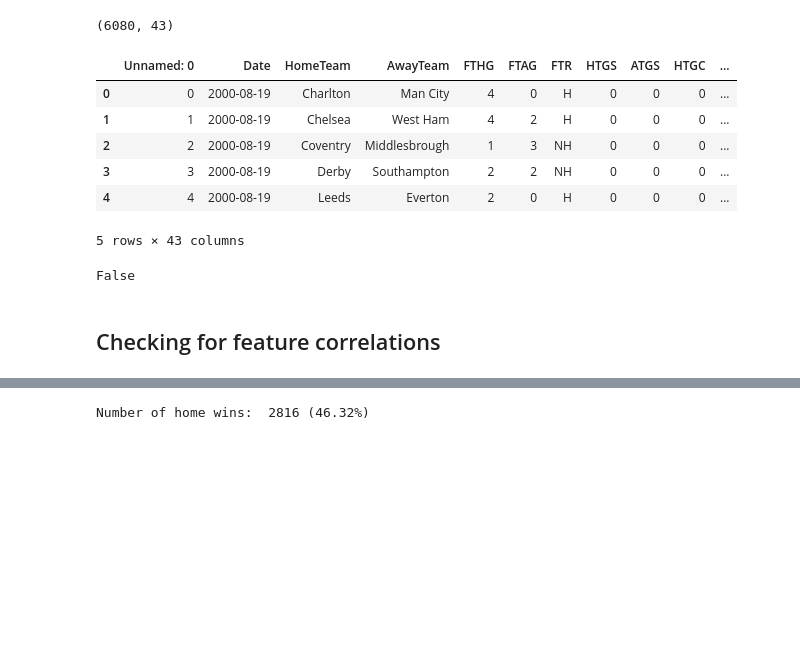
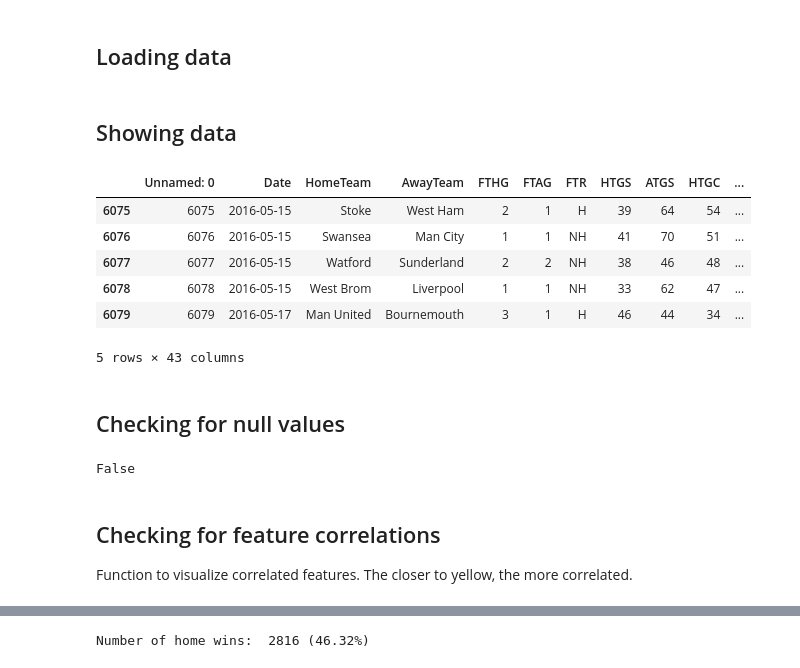
Before and after one commit to ThomasHatle/imt4888, a Jupyter notebook: MLsimple.ipynb, the cells around one changed output, grey strips where cells are left out. Saved outputs shown, nothing was run; the diff lists cells and outputs as text; code cells hidden in the pictures; blank space fills up the shorter version.

```diff
--- a/MLsimple.ipynb
+++ b/MLsimple.ipynb
@@ -1,3 +1,5 @@
+# %% [markdown]
+## Loading data
 # %%
 # Importing libraries
 
@@ -8,23 +10,25 @@ import matplotlib.pyplot as plt
 
 # Loading data
 df = pd.read_csv("data/final_dataset.csv")
-df.shape
-# %% [output]
-(6080, 43)
+# %% [markdown]
+## Showing data
 # %%
-df.head(5)
+df.tail(5)
 # %% [output]
 |  | Unnamed: 0 | Date | HomeTeam | AwayTeam | FTHG | FTAG | FTR | HTGS | ATGS | HTGC | ... |
-| 0 | 0 | 2000-08-19 | Charlton | Man City | 4 | 0 | H | 0 | 0 | 0 | ... |
-| 1 | 1 | 2000-08-19 | Chelsea | West Ham | 4 | 2 | H | 0 | 0 | 0 | ... |
-| 2 | 2 | 2000-08-19 | Coventry | Middlesbrough | 1 | 3 | NH | 0 | 0 | 0 | ... |
-| 3 | 3 | 2000-08-19 | Derby | Southampton | 2 | 2 | NH | 0 | 0 | 0 | ... |
-| 4 | 4 | 2000-08-19 | Leeds | Everton | 2 | 0 | H | 0 | 0 | 0 | ... |
+| 6075 | 6075 | 2016-05-15 | Stoke | West Ham | 2 | 1 | H | 39 | 64 | 54 | ... |
+| 6076 | 6076 | 2016-05-15 | Swansea | Man City | 1 | 1 | NH | 41 | 70 | 51 | ... |
+| 6077 | 6077 | 2016-05-15 | Watford | Sunderland | 2 | 2 | NH | 38 | 46 | 48 | ... |
+| 6078 | 6078 | 2016-05-15 | West Brom | Liverpool | 1 | 1 | NH | 33 | 62 | 47 | ... |
+| 6079 | 6079 | 2016-05-17 | Man United | Bournemouth | 3 | 1 | H | 46 | 44 | 34 | ... |
 5 rows × 43 columns
+# %% [markdown]
+## Checking for null values
 # %%
 df.isnull().values.any()
 # %% [output]
 False
 # %% [markdown]
 ## Checking for feature correlations
+Function to visualize correlated features. The closer to yellow, the more correlated.
 # %%
```
Also changed, not shown: parts of 24 cells of this notebook.
